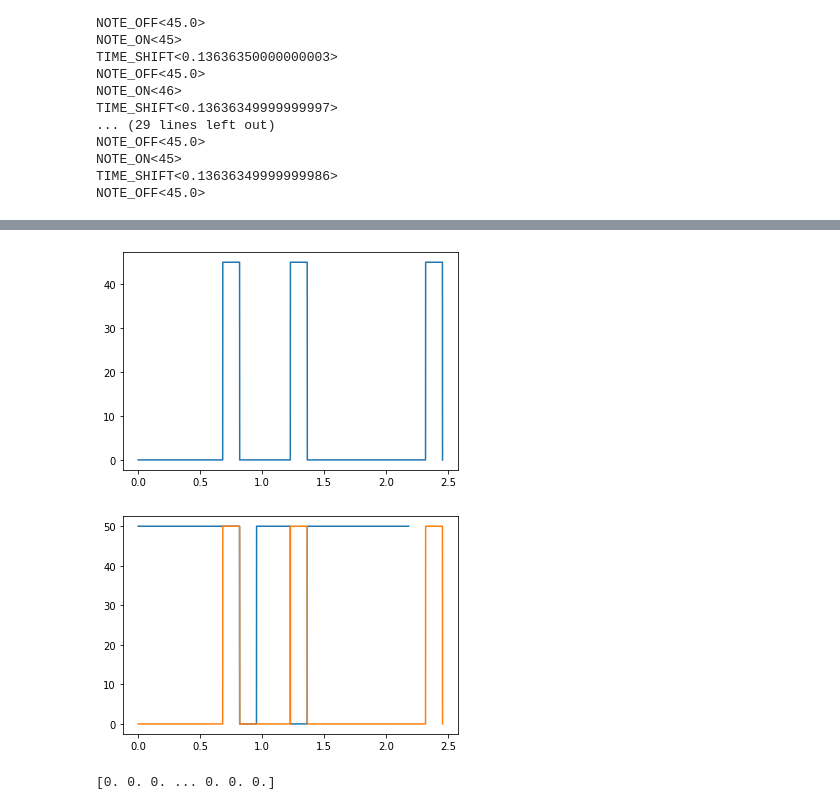
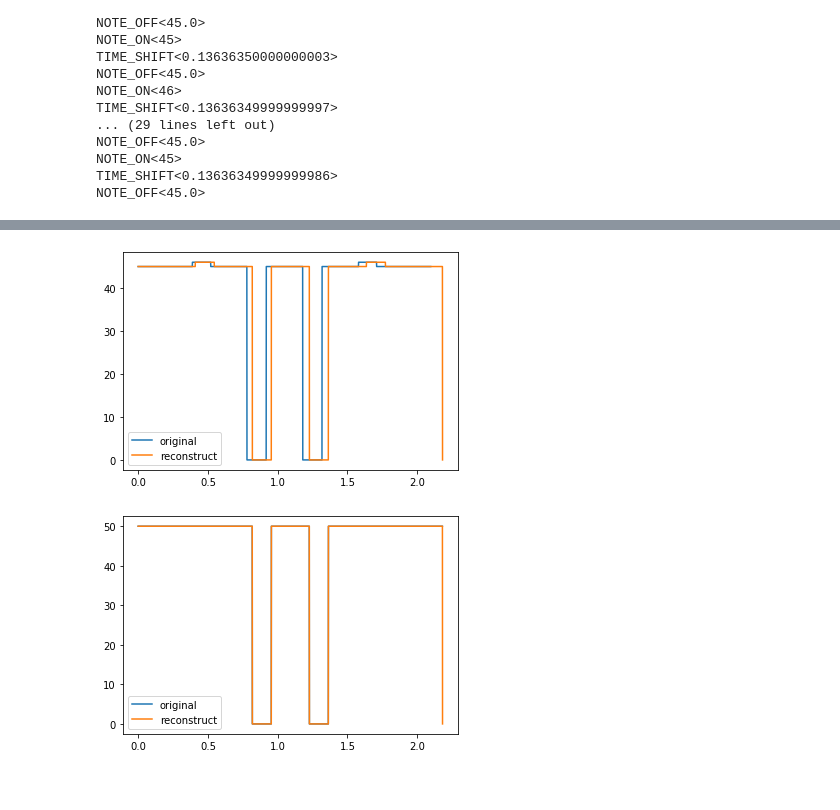
Before and after one commit to gle-bellier/internship-expressive-DDSP, a Jupyter notebook: converter.ipynb, the cells around one changed output, grey strips where cells are left out. Cells and saved outputs as stored; diff of their text form; code cells hidden in the pictures.

```diff
--- a/converter.ipynb
+++ b/converter.ipynb
@@ -199,16 +183,14 @@ Loudness:  50
 # %%
-plt.plot(t1, p1[0], label = "original")
+plt.plot(t2, p2[0], label = "original")
 plt.plot(t, pitch, label = "reconstruct")
+plt.legend()
 plt.show()
 # %% [output]
-[figure, old version]
+[figure, new version]
 # %%
 plt.plot(t1, l1[0], label = "original")
 plt.plot(t,  loudness, label = "reconstruct")
+plt.legend()
 plt.show()
 # %% [output]
-[figure, old version]
+[figure, new version]
-# %%
-print(pitch)
-# %% [output]
-[0. 0. 0. ... 0. 0. 0.]
```
Also changed, not shown: parts of 8 cells of this notebook, 2 other files.
